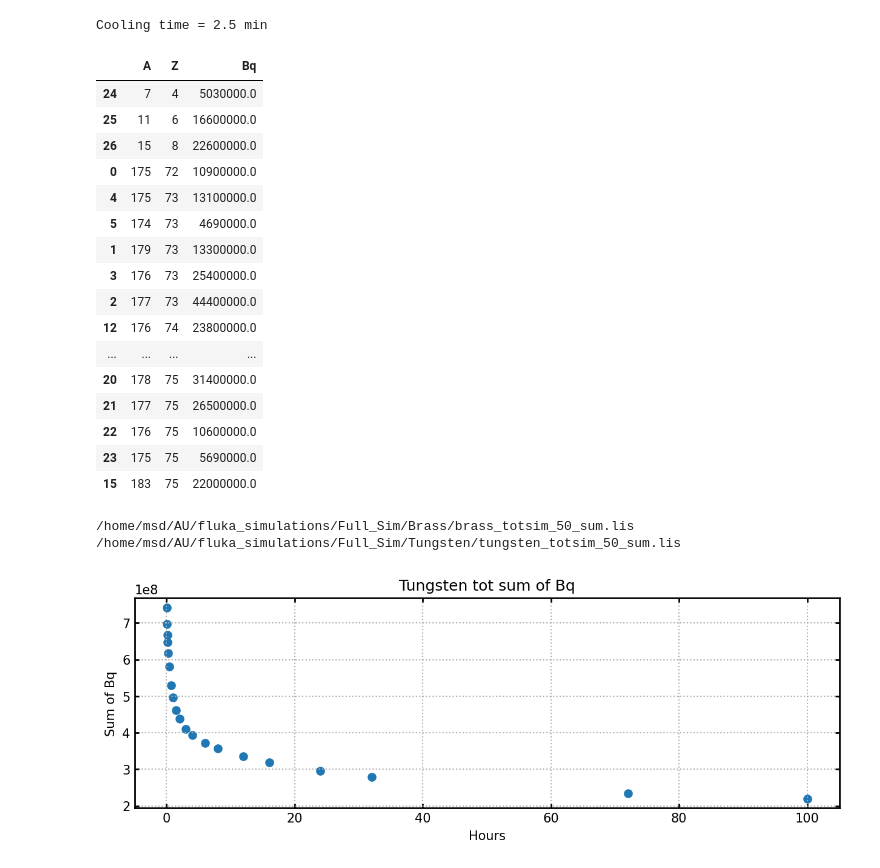
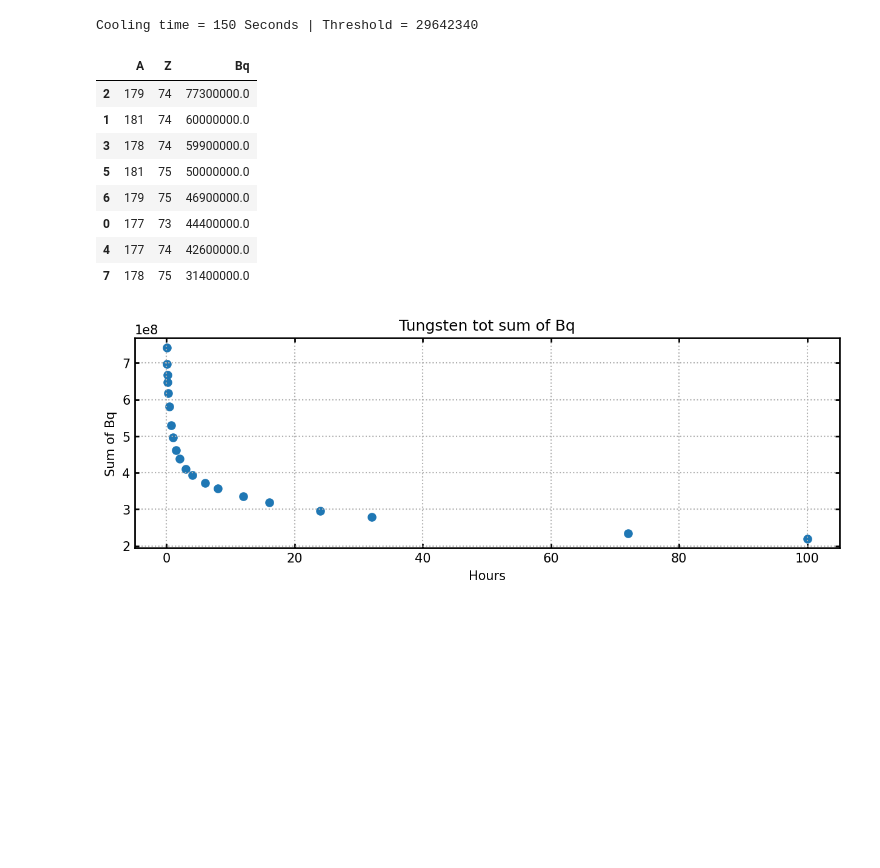
Before and after one commit to sewerininc/fluka_simulations, a Jupyter notebook: python_notebook/first test.ipynb, the cells around one changed output. Drawn from its saved outputs; the diff is of its cells as text; code cells hidden in the pictures; blank space fills up the shorter version.

```diff
--- a/python_notebook/first test.ipynb
+++ b/python_notebook/first test.ipynb
@@ -176,46 +328,15 @@ Cooling time = 2.5 min
 # %%
 ff1, ff2 = get_df_sum(tungsten_paths[18])
-print("Cooling time =", ff1.columns.name/60, "min")
-find_elements(ff1, 4000000)
+find_elements(ff1, ff1.max().mean()*10, True)
 # %% [output]
-Cooling time = 2.5 min
+Cooling time = 150 Seconds | Threshold = 29642340
 |  | A | Z | Bq |
-| 24 | 7 | 4 | 5030000.0 |
-| 25 | 11 | 6 | 16600000.0 |
-| 26 | 15 | 8 | 22600000.0 |
-| 0 | 175 | 72 | 10900000.0 |
-| 4 | 175 | 73 | 13100000.0 |
-| 5 | 174 | 73 | 4690000.0 |
-| 1 | 179 | 73 | 13300000.0 |
-| 3 | 176 | 73 | 25400000.0 |
-| 2 | 177 | 73 | 44400000.0 |
-| 12 | 176 | 74 | 23800000.0 |
-| ... | ... | ... | ... |
-| 20 | 178 | 75 | 31400000.0 |
-| 21 | 177 | 75 | 26500000.0 |
-| 22 | 176 | 75 | 10600000.0 |
-| 23 | 175 | 75 | 5690000.0 |
-| 15 | 183 | 75 | 22000000.0 |
+| 2 | 179 | 74 | 77300000.0 |
+| 1 | 181 | 74 | 60000000.0 |
+| 3 | 178 | 74 | 59900000.0 |
+| 5 | 181 | 75 | 50000000.0 |
+| 6 | 179 | 75 | 46900000.0 |
+| 0 | 177 | 73 | 44400000.0 |
+| 4 | 177 | 74 | 42600000.0 |
+| 7 | 178 | 75 | 31400000.0 |
-# %%
-times_brass = []
-tungsten_t = []
-sums_brass = []
-tunsten_sums = []
-
-for paths, t_path in zip(brass_paths, tungsten_paths):
-    try:
-        times_brass.append(cool_times_dict[f"cool{int(paths.split('_')[4])-20}"])
-        ff1, uncb = get_df_sum(paths)
-        sums_brass.append(ff1.sum().sum())
-    except:
-        print(paths)
-    try:
-        tungsten_t.append(cool_times_dict[f"cool{int(t_path.split('_')[4])-20}"])
-        ft1, unct = get_df_sum(t_path)
-        tunsten_sums.append(ft1.sum().sum())
-    except:
-        print(t_path)
-# %% [output]
-/home/msd/AU/fluka_simulations/Full_Sim/Brass/brass_totsim_50_sum.lis
-/home/msd/AU/fluka_simulations/Full_Sim/Tungsten/tungsten_totsim_50_sum.lis
 # %%
```
Also changed, not shown: parts of 19 cells of this notebook.
